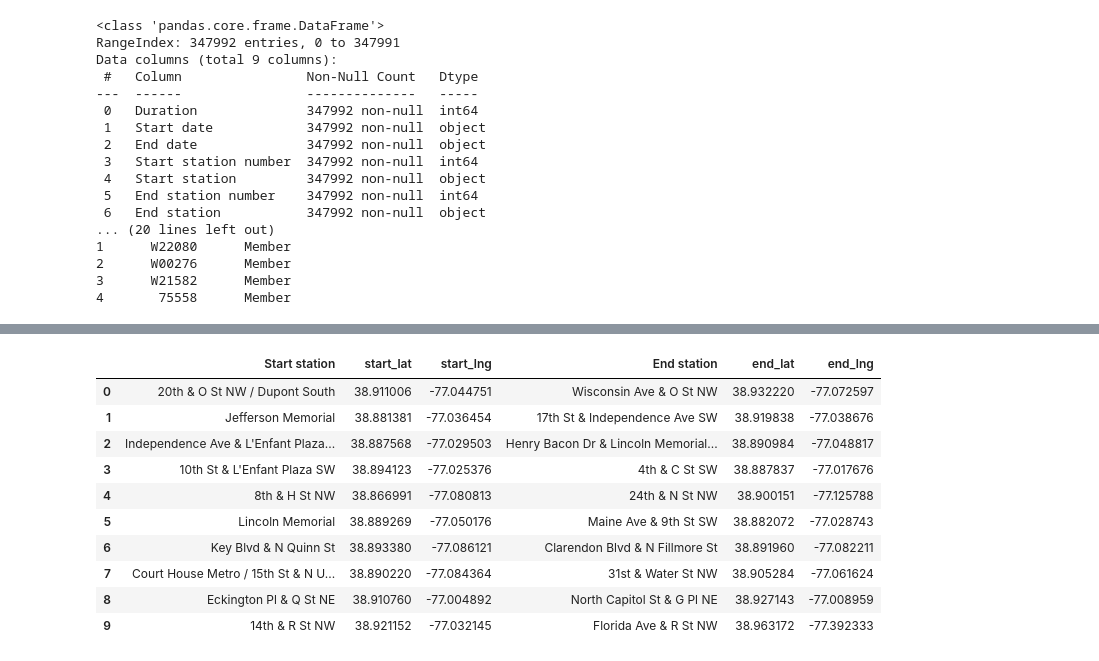
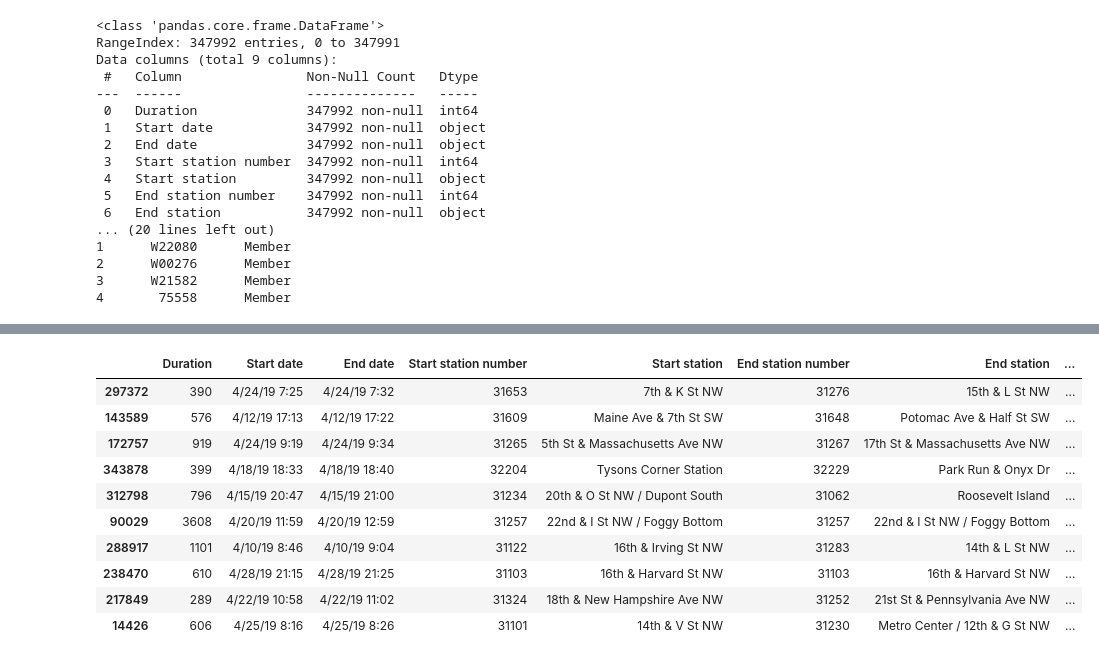
Before and after one commit to gportes24/German-s-Group-Project, a Jupyter notebook: Resources/Project_EDA.ipynb, the cells around one changed output, grey strips where cells are left out. Saved outputs shown, nothing was run; the diff lists cells and outputs as text; code cells hidden in the pictures.

```diff
--- a/Resources/Project_EDA.ipynb
+++ b/Resources/Project_EDA.ipynb
@@ -128,22 +193,29 @@ print (locs)
+# %%
+test_merged = pd.merge(test, places, how="inner", on="Start station")
+test_merged = pd.merge(test_merged, places2, how="inner", on= "End station")
+#locs_merged = pd.merge(locs, locations, how="inner", on=["Start station", "End station"])
+#locs_merged
+test_merged.sample(10)
+# %% [output]
+|  | Duration | Start date | End date | Start station number | Start station | End station number | End station | ... |
+| 297372 | 390 | 4/24/19 7:25 | 4/24/19 7:32 | 31653 | 7th & K St NW | 31276 | 15th & L St NW | ... |
+| 143589 | 576 | 4/12/19 17:13 | 4/12/19 17:22 | 31609 | Maine Ave & 7th St SW | 31648 | Potomac Ave & Half St SW | ... |
+| 172757 | 919 | 4/24/19 9:19 | 4/24/19 9:34 | 31265 | 5th St & Massachusetts Ave NW | 31267 | 17th St & Massachusetts Ave NW | ... |
+| 343878 | 399 | 4/18/19 18:33 | 4/18/19 18:40 | 32204 | Tysons Corner Station | 32229 | Park Run & Onyx Dr | ... |
+| 312798 | 796 | 4/15/19 20:47 | 4/15/19 21:00 | 31234 | 20th & O St NW / Dupont South | 31062 | Roosevelt Island | ... |
+| 90029 | 3608 | 4/20/19 11:59 | 4/20/19 12:59 | 31257 | 22nd & I St NW / Foggy Bottom | 31257 | 22nd & I St NW / Foggy Bottom | ... |
+| 288917 | 1101 | 4/10/19 8:46 | 4/10/19 9:04 | 31122 | 16th & Irving St NW | 31283 | 14th & L St NW | ... |
+| 238470 | 610 | 4/28/19 21:15 | 4/28/19 21:25 | 31103 | 16th & Harvard St NW | 31103 | 16th & Harvard St NW | ... |
+| 217849 | 289 | 4/22/19 10:58 | 4/22/19 11:02 | 31324 | 18th & New Hampshire Ave NW | 31252 | 21st St & Pennsylvania Ave NW | ... |
+| 14426 | 606 | 4/25/19 8:16 | 4/25/19 8:26 | 31101 | 14th & V St NW | 31230 | Metro Center / 12th & G St NW | ... |
 # %%
-location_data={"Start station": start_place,
-             "start_lat": start_lat,
-             "start_lng": start_lng,
-             "End station": end_place,
-             "end_lat": end_lat,
-             "end_lng": end_lng}
-locations = pd.DataFrame.from_dict(location_data)
-locations
+## created dataframe on api search of places to return lat/lng
+# location_data={"Start station": start_place,
+#              "start_lat": start_lat,
+#              "start_lng": start_lng,
+#              "End station": end_place,
+#              "end_lat": end_lat,
+#              "end_lng": end_lng}
+# locations = pd.DataFrame.from_dict(location_data)
+# locations
-# %% [output]
-|  | Start station | start_lat | start_lng | End station | end_lat | end_lng |
-| 0 | 20th & O St NW / Dupont South | 38.911006 | -77.044751 | Wisconsin Ave & O St NW | 38.932220 | -77.072597 |
-| 1 | Jefferson Memorial | 38.881381 | -77.036454 | 17th St & Independence Ave SW | 38.919838 | -77.038676 |
-| 2 | Independence Ave & L'Enfant Plaza... | 38.887568 | -77.029503 | Henry Bacon Dr & Lincoln Memorial... | 38.890984 | -77.048817 |
-| 3 | 10th St & L'Enfant Plaza SW | 38.894123 | -77.025376 | 4th & C St SW | 38.887837 | -77.017676 |
-| 4 | 8th & H St NW | 38.866991 | -77.080813 | 24th & N St NW | 38.900151 | -77.125788 |
-| 5 | Lincoln Memorial | 38.889269 | -77.050176 | Maine Ave & 9th St SW | 38.882072 | -77.028743 |
-| 6 | Key Blvd & N Quinn St | 38.893380 | -77.086121 | Clarendon Blvd & N Fillmore St | 38.891960 | -77.082211 |
-| 7 | Court House Metro / 15th St & N U... | 38.890220 | -77.084364 | 31st & Water St NW | 38.905284 | -77.061624 |
-| 8 | Eckington Pl & Q St NE | 38.910760 | -77.004892 | North Capitol St & G Pl NE | 38.927143 | -77.008959 |
-| 9 | 14th & R St NW | 38.921152 | -77.032145 | Florida Ave & R St NW | 38.963172 | -77.392333 |
 # %%
```
Also changed, not shown: parts of 21 cells of this notebook.
